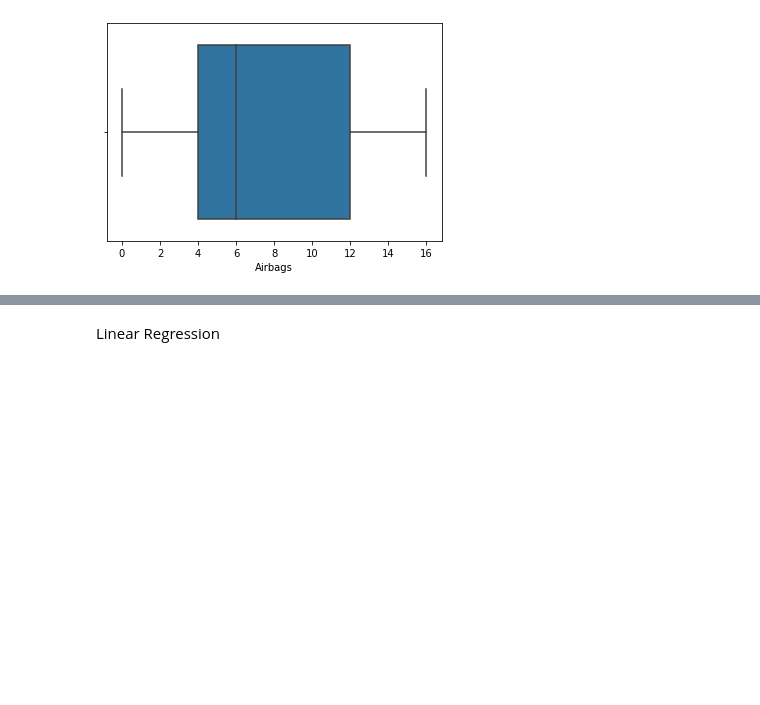
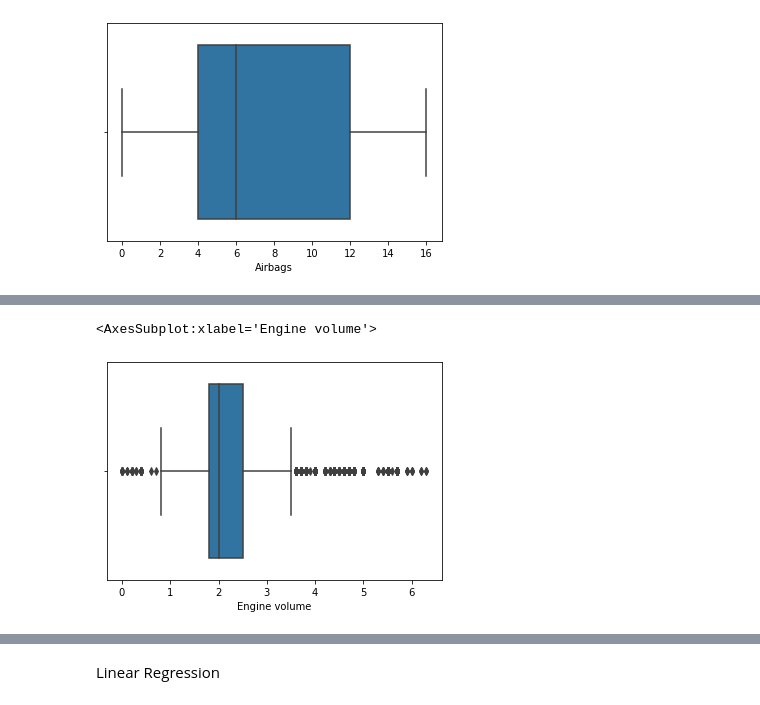
Before and after one commit to pravinpb/iQube, a Jupyter notebook: CarPricePrediction.ipynb, the cells around one changed output, grey strips where cells are left out. Saved outputs shown, nothing was run; the diff lists cells and outputs as text; code cells hidden in the pictures; blank space fills up the shorter version.

```diff
--- a/CarPricePrediction.ipynb
+++ b/CarPricePrediction.ipynb
@@ -353,0 +330,5 @@ See the caveats in the documentation: https://pandas.pydata.org/pandas-docs/stab
+# %%
+sns.boxplot(x ='Engine volume', data=dataset)
+# %% [output]
+<AxesSubplot:xlabel='Engine volume'>
+[figure, added]
```
Also changed, not shown: parts of 30 cells of this notebook.
